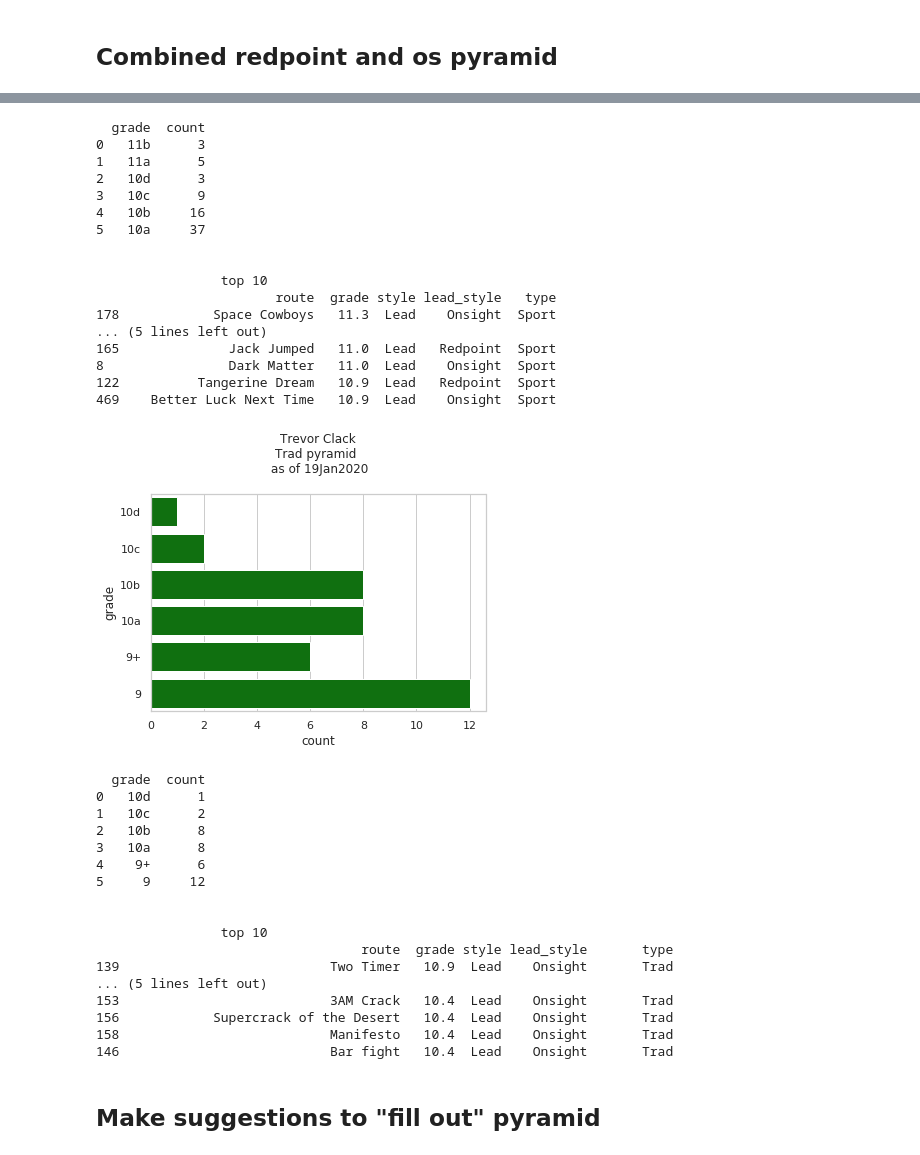
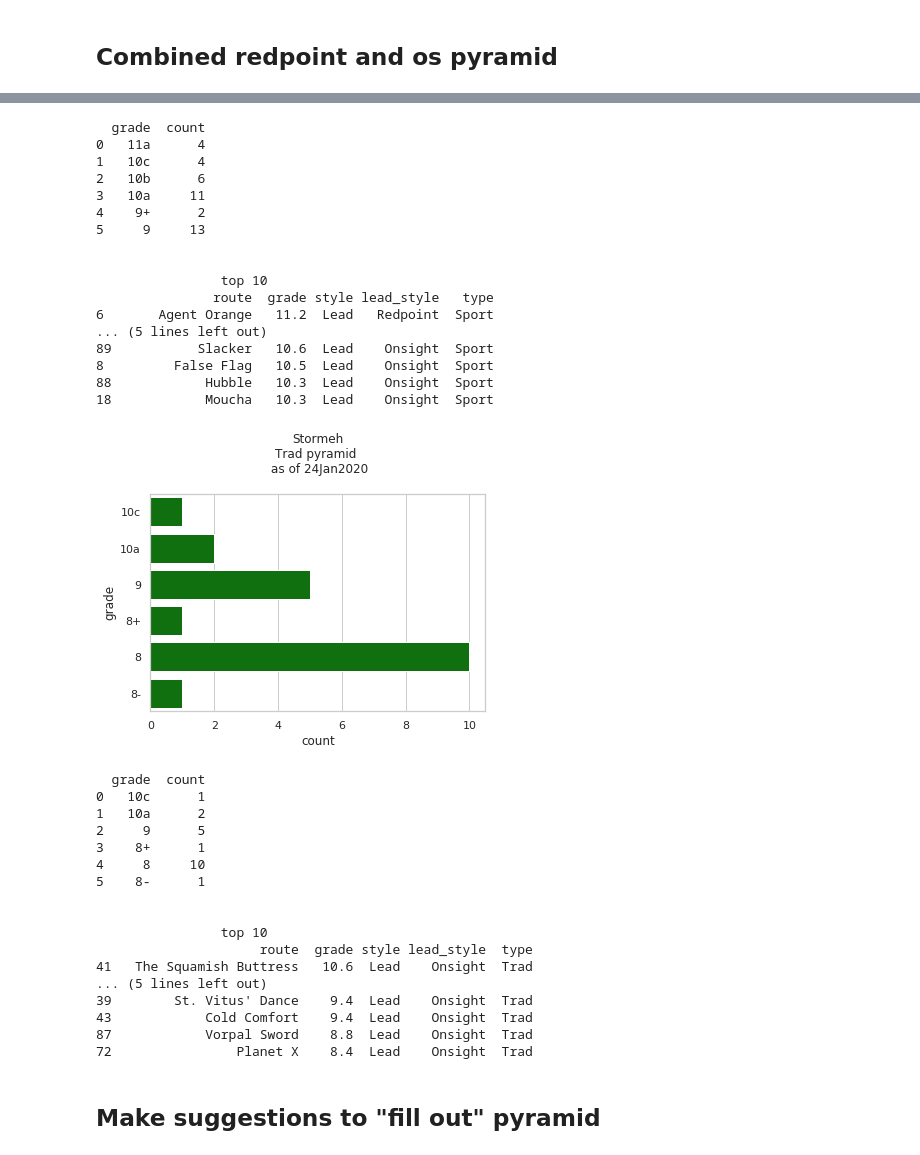
Before and after one commit to Tclack88/MountainProject, a Jupyter notebook: rp_os_pyramids.ipynb, the cells around one changed output, grey strips where cells are left out. Cells and saved outputs as stored; diff of their text form; code cells hidden in the pictures.

```diff
--- a/rp_os_pyramids.ipynb
+++ b/rp_os_pyramids.ipynb
@@ -5,8 +5,8 @@
 # %%
 # Person being considered
 
-document = "https://www.mountainproject.com/user/109791883/trevor-clack/tick-export"
-# document = "https://www.mountainproject.com/user/110296901/morgan-f/tick-export"
+# document = "https://www.mountainproject.com/user/109791883/trevor-clack/tick-export"
+document = "https://www.mountainproject.com/user/110296901/morgan-f/tick-export"
 # %%
 import pandas as pd
 import numpy as np
@@ -193,6 +184,7 @@ def make_pyramid(document):
 # %%
 # document = "https://www.mountainproject.com/user/109791883/trevor-clack/tick-export"   # Trevor
 # document = "https://www.mountainproject.com/user/110296901/morgan-f/tick-export"  # Morgan
+document = "https://www.mountainproject.com/user/106234022/stormeh/tick-export" # Ryan Murphy
 
 sport_pyramid, trad_pyramid = make_pyramid(document)
 # %% [output]
@@ -200,38 +192,38 @@ sport_pyramid, trad_pyramid = make_pyramid(document)
   grade  count
-0   11b      3
-1   11a      5
-2   10d      3
-3   10c      9
-4   10b     16
-5   10a     37
+0   11a      4
+1   10c      4
+2   10b      6
+3   10a     11
+4    9+      2
+5     9     13
 
 
                 top 10
-                       route  grade style lead_style   type
-178            Space Cowboys   11.3  Lead    Onsight  Sport
+               route  grade style lead_style   type
+6       Agent Orange   11.2  Lead   Redpoint  Sport
 ... (5 lines left out)
-165              Jack Jumped   11.0  Lead   Redpoint  Sport
-8                Dark Matter   11.0  Lead    Onsight  Sport
-122          Tangerine Dream   10.9  Lead   Redpoint  Sport
-469    Better Luck Next Time   10.9  Lead    Onsight  Sport
+89           Slacker   10.6  Lead    Onsight  Sport
+8         False Flag   10.5  Lead    Onsight  Sport
+88            Hubble   10.3  Lead    Onsight  Sport
+18            Moucha   10.3  Lead    Onsight  Sport
-[figure, old version]
+[figure, new version]
   grade  count
-0   10d      1
-1   10c      2
-2   10b      8
-3   10a      8
-4    9+      6
-5     9     12
+0   10c      1
+1   10a      2
+2     9      5
+3    8+      1
+4     8     10
+5    8-      1
 
 
                 top 10
-                                  route  grade style lead_style       type
-139                           Two Timer   10.9  Lead    Onsight       Trad
+                     route  grade style lead_style  type
+41   The Squamish Buttress   10.6  Lead    Onsight  Trad
 ... (5 lines left out)
-153                           3AM Crack   10.4  Lead    Onsight       Trad
-156            Supercrack of the Desert   10.4  Lead    Onsight       Trad
-158                           Manifesto   10.4  Lead    Onsight       Trad
-146                           Bar fight   10.4  Lead    Onsight       Trad
+39        St. Vitus' Dance    9.4  Lead    Onsight  Trad
+43            Cold Comfort    9.4  Lead    Onsight  Trad
+87            Vorpal Sword    8.8  Lead    Onsight  Trad
+72                Planet X    8.4  Lead    Onsight  Trad
 # %% [markdown]
 ## Make suggestions to "fill out" pyramid
 # %%
```
Also changed, not shown: parts of 13 cells of this notebook.
